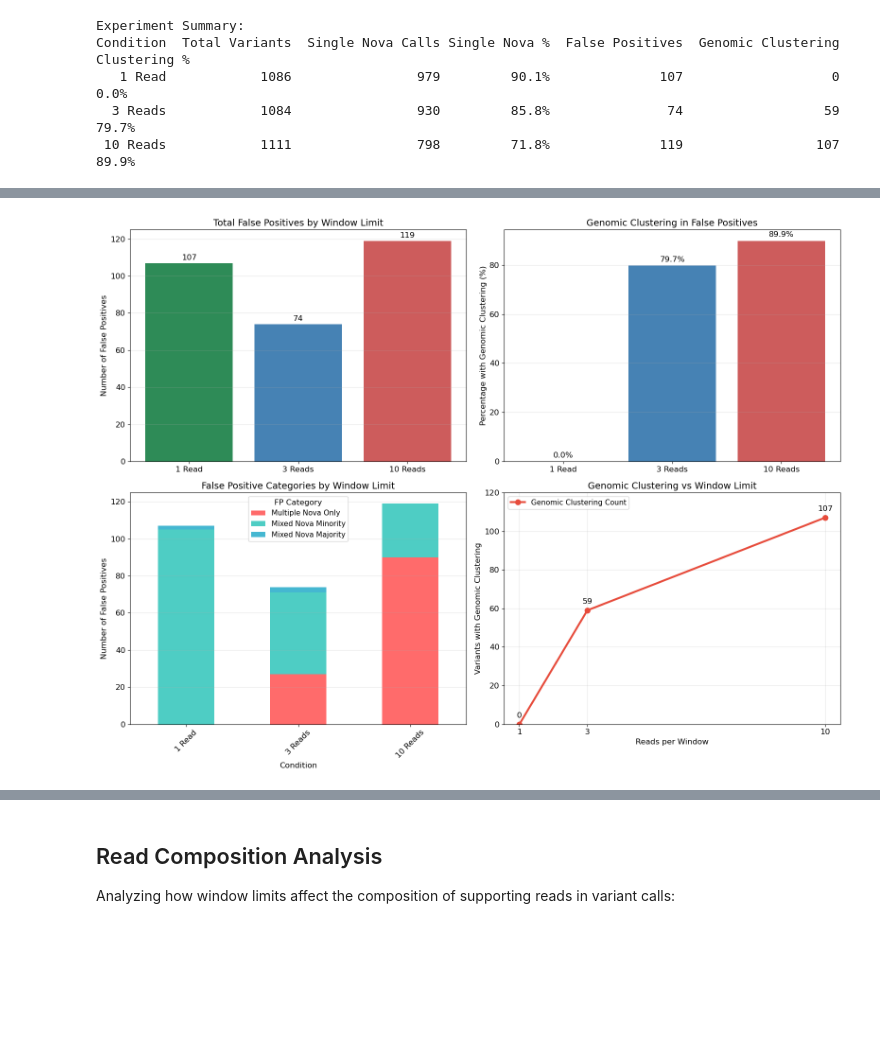
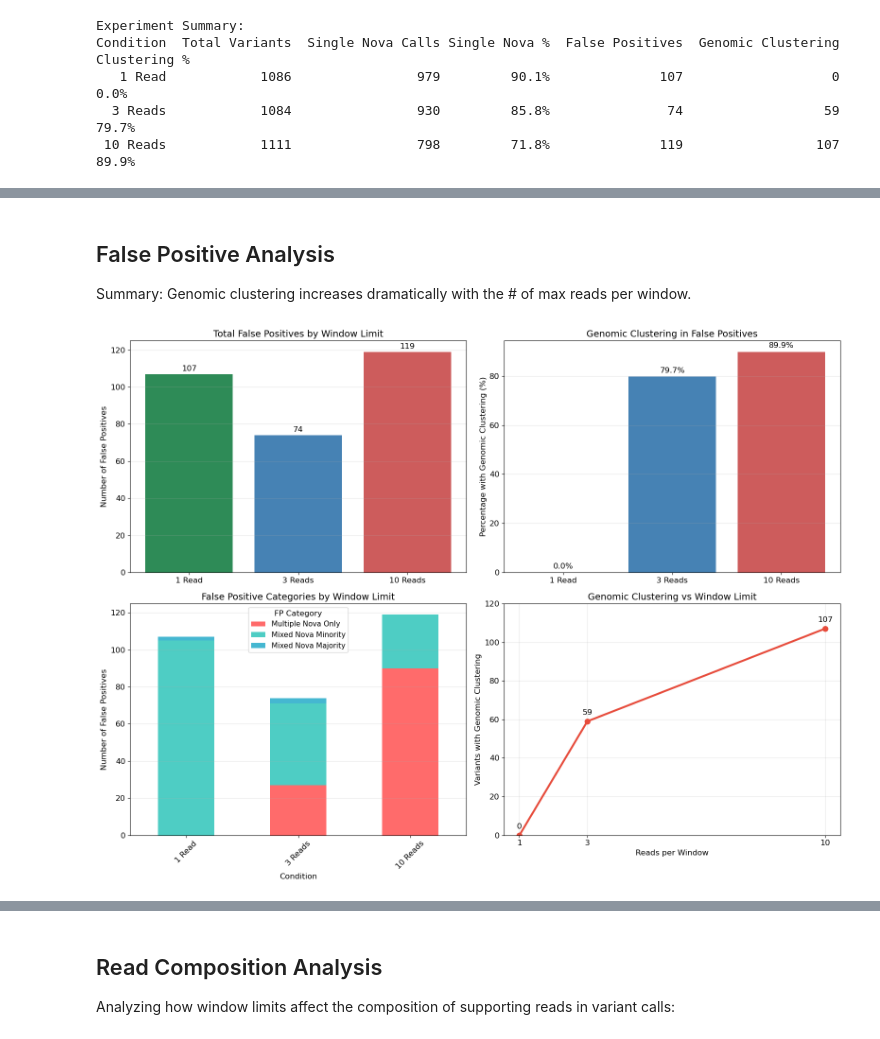
Before and after one commit to stacy-l/nova, a Jupyter notebook: notebooks/window_limit_experiment_analysis.ipynb, the cells around one changed output, grey strips where cells are left out. Drawn from its saved outputs; the diff is of its cells as text; code cells hidden in the pictures; blank space fills up the shorter version.

```diff
--- a/notebooks/window_limit_experiment_analysis.ipynb
+++ b/notebooks/window_limit_experiment_analysis.ipynb
@@ -235,3 +304,7 @@ The critical analysis: how window limits affect false positive generation and ge
+# %% [markdown]
+## False Positive Analysis
+
+Summary: Genomic clustering increases dramatically with the # of max reads per window.
 # %%
 # Prepare false positive data for visualization
 fp_summary = []
@@ -287,33 +360,32 @@ for bar in bars2:
              f'{height:.1f}%', ha='center', va='bottom')
 
 # Plot 3: False positive categories (stacked bar)
 categories_data = fp_summary_df[['Condition', 'Multiple Nova Only', 'Mixed Nova Minority', 'Mixed Nova Majority']].set_index('Condition')
 categories_data.plot(kind='bar', stacked=True, ax=ax3,
                     color=['#FF6B6B', '#4ECDC4', '#45B7D1'])
 ax3.set_title('False Positive Categories by Window Limit')
 ax3.set_ylabel('Number of False Positives')
 ax3.legend(title='FP Category')
 ax3.tick_params(axis='x', rotation=45)
 ax3.grid(axis='y', alpha=0.3)
 
 # Plot 4: Clustering trend line
 window_limits = [1, 3, 10]
 clustering_counts = fp_summary_df['Genomic Clustering'].values
 ax4.plot(window_limits, clustering_counts, marker='o', linewidth=3, markersize=8,
-         color='#E74C3C', label='Genomic Clustering Count')
+         color='#E74C3C')
 ax4.set_title('Genomic Clustering vs Window Limit')
 ax4.set_xlabel('Reads per Window')
 ax4.set_ylabel('Variants with Genomic Clustering')
 ax4.set_xticks(window_limits)
 ax4.set_ylim(0, 120)
 ax4.grid(True, alpha=0.3)
-ax4.legend()
 
 # Add trend annotation
 for i, (x, y) in enumerate(zip(window_limits, clustering_counts)):
     ax4.annotate(f'{int(y)}', (x, y), textcoords="offset points", xytext=(0,10), ha='center')
 
 plt.tight_layout()
 plt.show()
 # %% [output]
-[figure, old version]
+[figure, new version]
```
Also changed, not shown: parts of 14 cells of this notebook, 22 other files.
